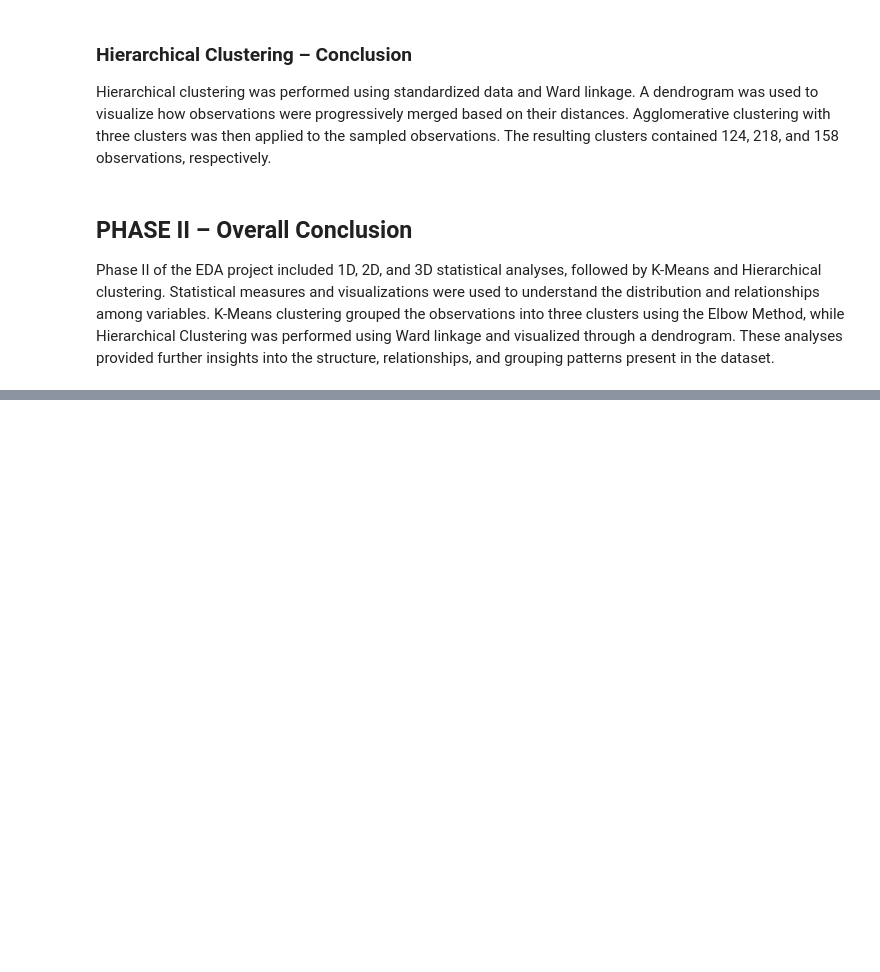
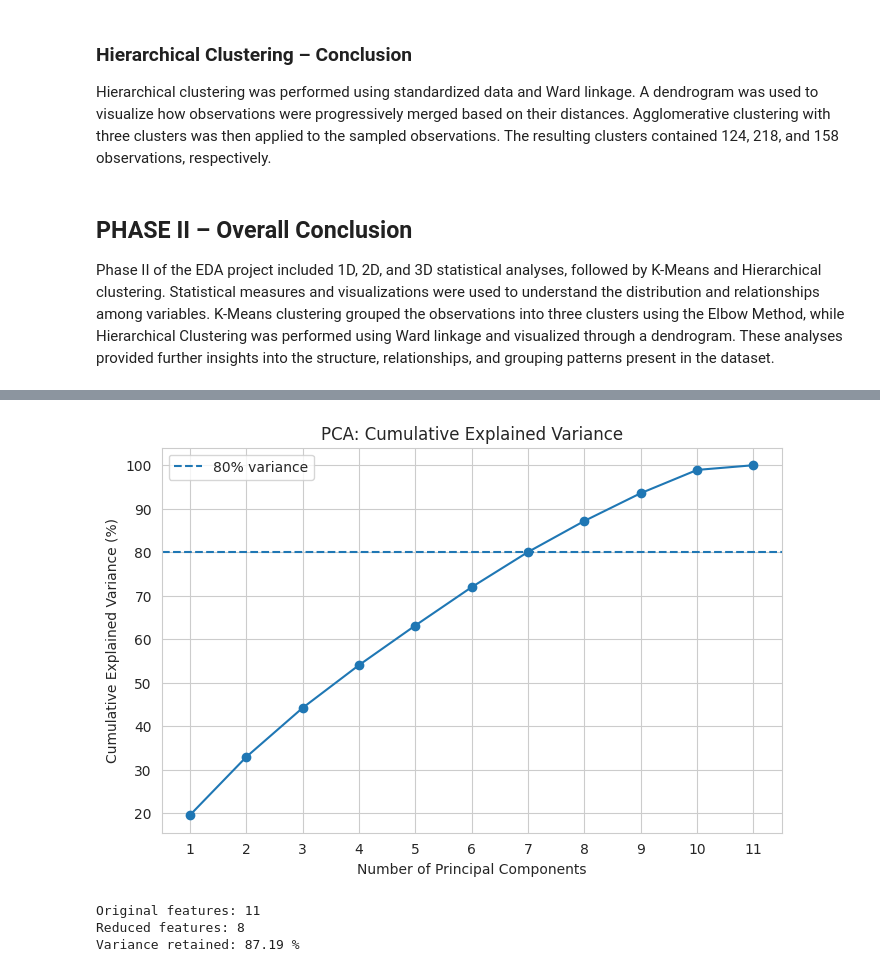
Before and after one commit to ChittibotulaNiharika/Chittibotula_Niharika, a Jupyter notebook: EDA_Project.ipynb, the cells around one changed output, grey strips where cells are left out. Drawn from its saved outputs; the diff is of its cells as text; code cells hidden in the pictures; blank space fills up the shorter version.

```diff
--- a/EDA_Project.ipynb
+++ b/EDA_Project.ipynb
@@ -759,0 +841,34 @@ Phase II of the EDA project included 1D, 2D, and 3D statistical analyses, follow
+# %%
+# Plot cumulative explained variance
+
+plt.figure(figsize=(8, 5))
+
+plt.plot(
+    range(1, len(pca_summary) + 1),
+    pca_summary['Cumulative Variance (%)'],
+    marker='o'
+)
+
+plt.axhline(y=80, linestyle='--', label='80% variance')
+
+plt.xlabel('Number of Principal Components')
+plt.ylabel('Cumulative Explained Variance (%)')
+plt.title('PCA: Cumulative Explained Variance')
+plt.xticks(range(1, len(pca_summary) + 1))
+plt.legend()
+plt.show()
+# %% [output]
+[figure, added]
+# %%
+# Reduce data to 8 principal components
+
+pca_8 = PCA(n_components=8)
+reduced_data = pca_8.fit_transform(scaled_pca_data)
+
+print("Original features:", scaled_pca_data.shape[1])
+print("Reduced features:", reduced_data.shape[1])
+print("Variance retained:", round(pca_8.explained_variance_ratio_.sum() * 100, 2), "%")
+# %% [output]
+Original features: 11
+Reduced features: 8
+Variance retained: 87.19 %
```
Also changed, not shown: parts of 16 cells of this notebook.
